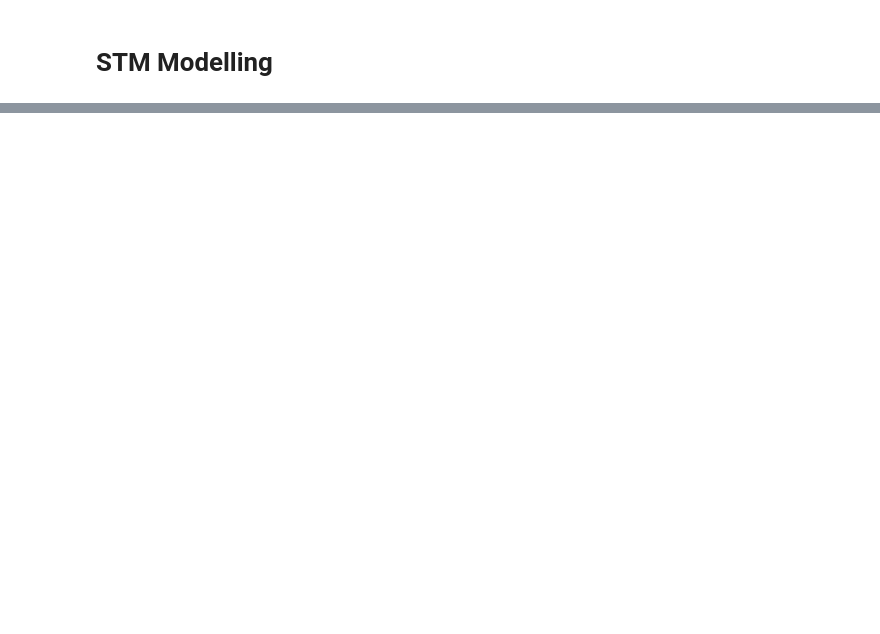
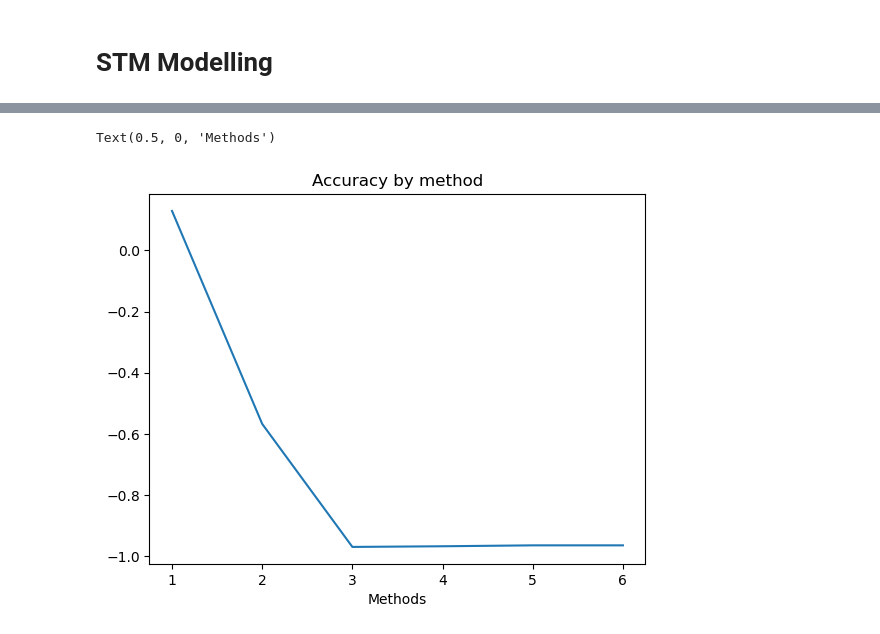
Before and after one commit to FlipGoncalves/BikeSharingDeepLearning, a Jupyter notebook: STMpart1.ipynb, the cells around one changed output, grey strips where cells are left out. Cells and saved outputs as stored; diff of their text form; code cells hidden in the pictures; blank space fills up the shorter version.

```diff
--- a/STMpart1.ipynb
+++ b/STMpart1.ipynb
@@ -90,0 +650,7 @@ fig = sns.heatmap(con_corr, vmin=-1, vmax=1, annot=True, fmt='0.2f')
+# %%
+plt.plot(list(range(1,len(accuracy)+1)), accuracy)
+plt.title("Accuracy by method")
+plt.xlabel("Methods")
+# %% [output]
+Text(0.5, 0, 'Methods')
+[figure, added]
```
Also changed, not shown: parts of 43 cells of this notebook.
